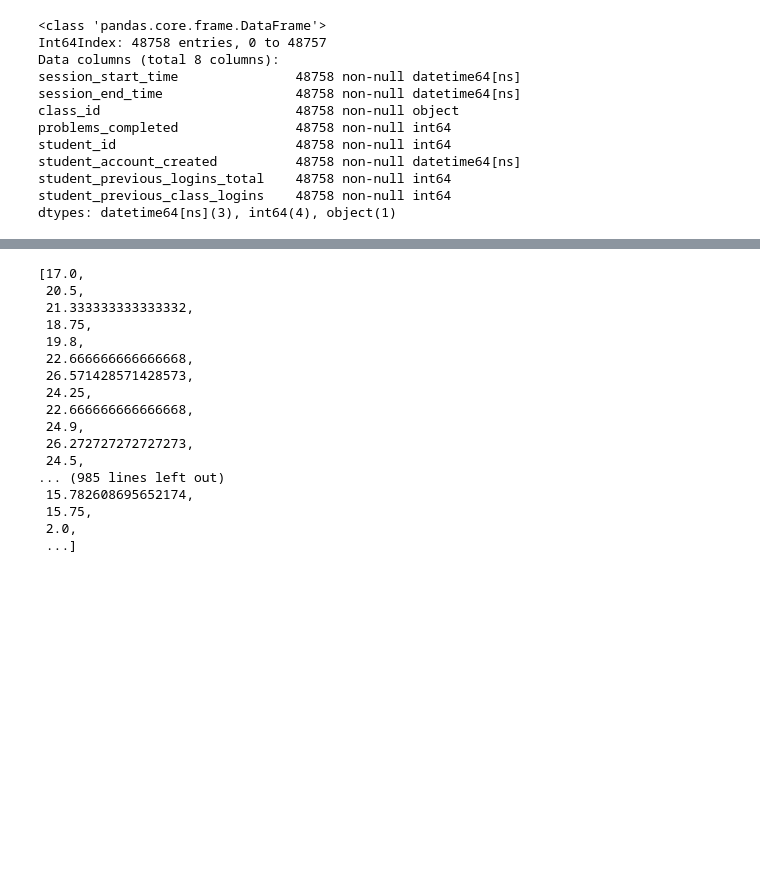
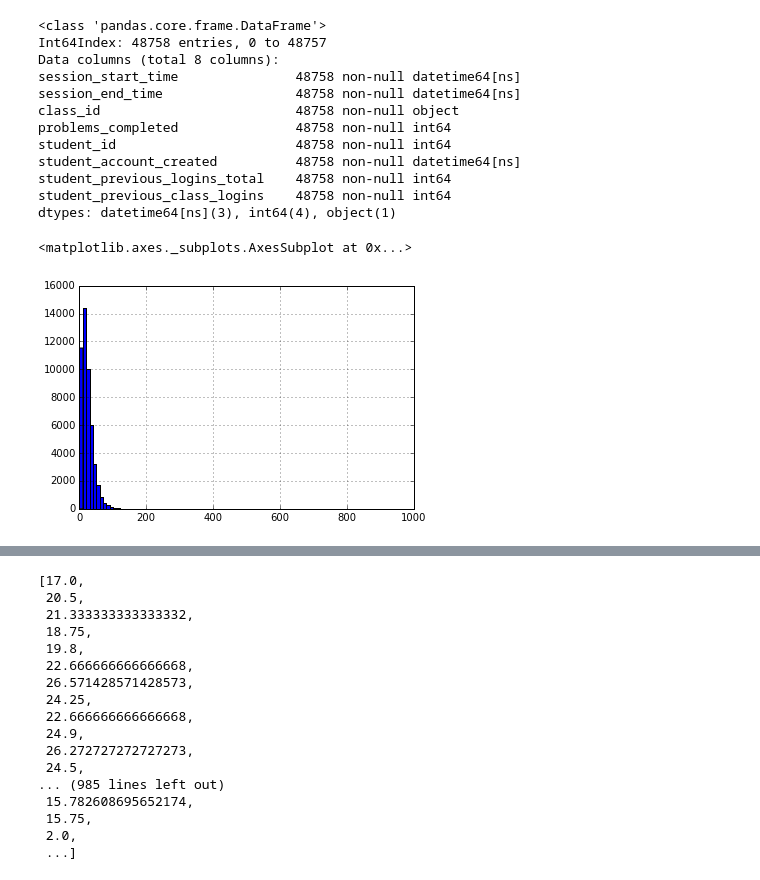
Before and after one commit to regabi/DAT_SF_10, a Jupyter notebook: Labs/Lab6/Lab6.remi.ipynb, the cells around one changed output, grey strips where cells are left out. Drawn from its saved outputs; the diff is of its cells as text; code cells hidden in the pictures; blank space fills up the shorter version.

```diff
--- a/Labs/Lab6/Lab6.remi.ipynb
+++ b/Labs/Lab6/Lab6.remi.ipynb
@@ -99,3 +99,8 @@ dtypes: datetime64[ns](3), int64(4), object(1)
 student_logins['session_duration'] = student_logins['session_end_time'] - student_logins['session_start_time']
 student_logins['session_duration'] = student_logins['session_duration'].map(lambda d: d.astype('timedelta64[m]') / np.timedelta64(1, 'm'))
 student_logins['session_duration'] = student_logins['session_duration'].map(lambda d: 1 if d < 1 else d)
+# %%
+student_logins['session_duration'].hist(bins=100)
+# %% [output]
+<matplotlib.axes._subplots.AxesSubplot at 0x...>
+[figure, added]
```
Also changed, not shown: parts of 7 cells of this notebook, 1 other file.
